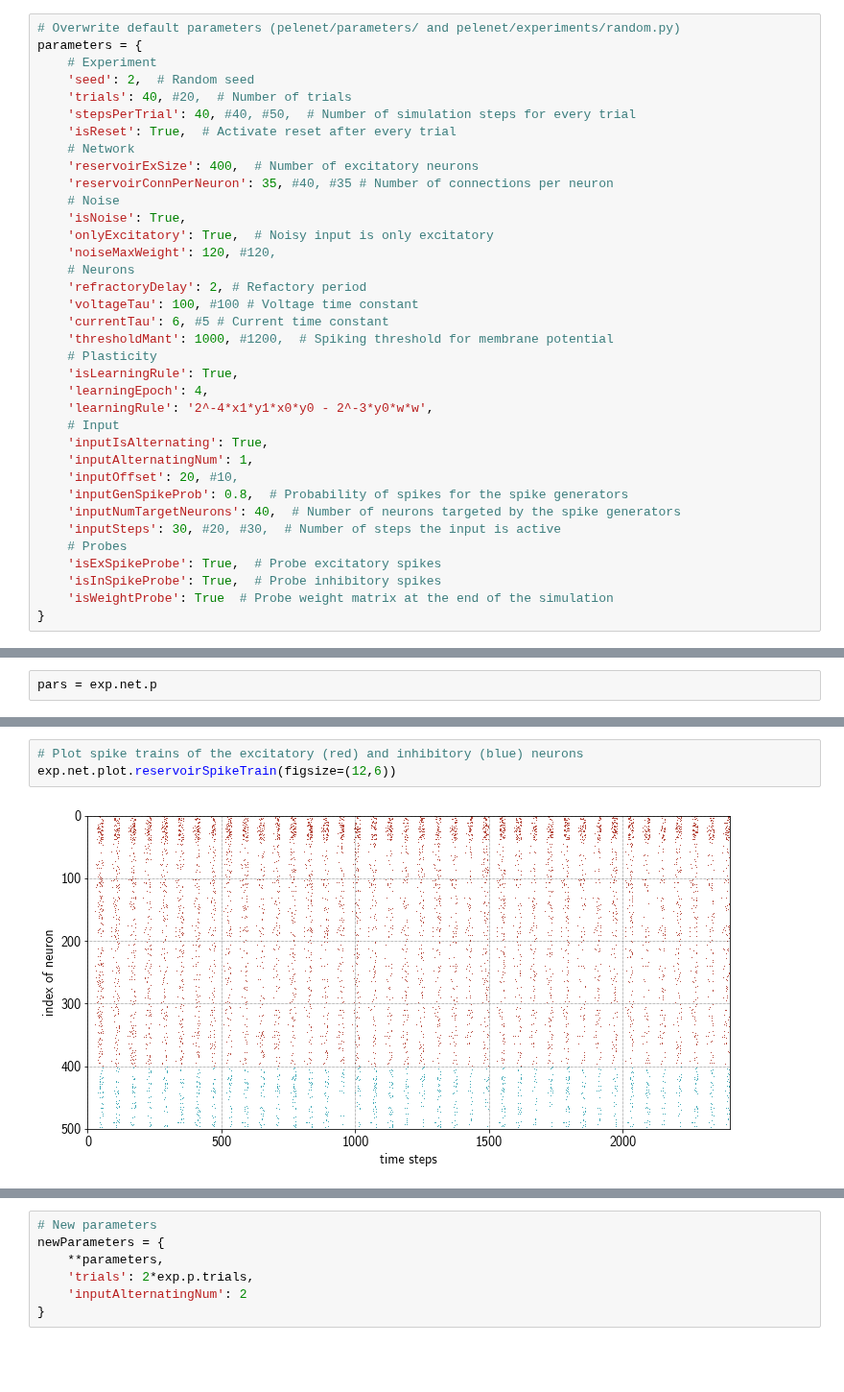
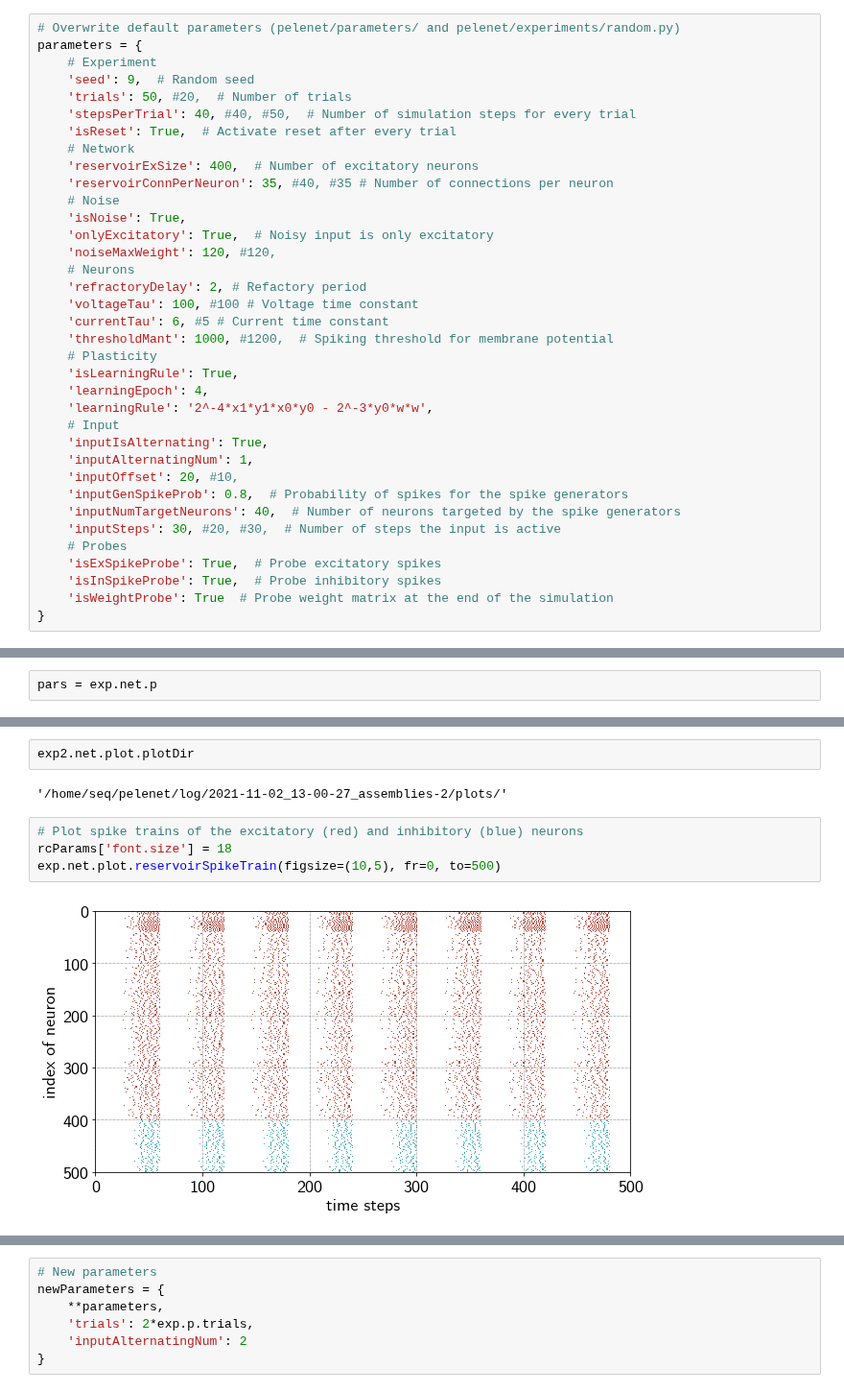
Before and after one commit to sagacitysite/pelenet, a Jupyter notebook: assemblies_thesis_v2.ipynb, the cells around one changed output, grey strips where cells are left out. Shown at 96% size. Saved outputs shown, nothing was run; the diff lists cells and outputs as text; blank space fills up the shorter version.

```diff
--- a/assemblies_thesis_v2.ipynb
+++ b/assemblies_thesis_v2.ipynb
@@ -26,8 +29,8 @@ from copy import deepcopy
 # Overwrite default parameters (pelenet/parameters/ and pelenet/experiments/random.py)
 parameters = {
     # Experiment
-    'seed': 2,  # Random seed
-    'trials': 40, #20,  # Number of trials
+    'seed': 9,  # Random seed
+    'trials': 50, #20,  # Number of trials
     'stepsPerTrial': 40, #40, #50,  # Number of simulation steps for every trial
     'isReset': True,  # Activate reset after every trial
     # Network
@@ -100,5 +109,10 @@ INFO:HST:  chip=0 cpu=0 halted, status=0x0
+# %%
+exp2.net.plot.plotDir
+# %% [output]
+'/home/seq/pelenet/log/2021-11-02_13-00-27_assemblies-2/plots/'
 # %%
 # Plot spike trains of the excitatory (red) and inhibitory (blue) neurons
-exp.net.plot.reservoirSpikeTrain(figsize=(12,6))
+rcParams['font.size'] = 18
+exp.net.plot.reservoirSpikeTrain(figsize=(10,5), fr=0, to=500)
 # %% [output]
-[figure, old version]
+[figure, new version]
```
Also changed, not shown: parts of 30 cells of this notebook, 4 other files.
